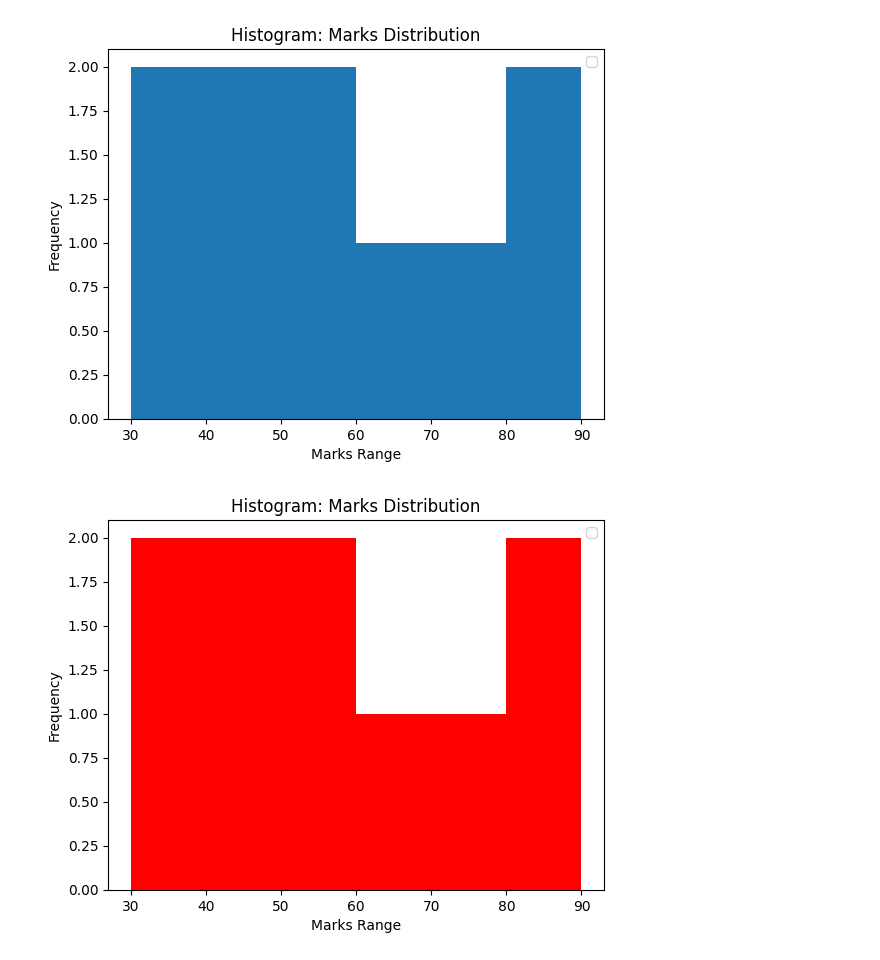
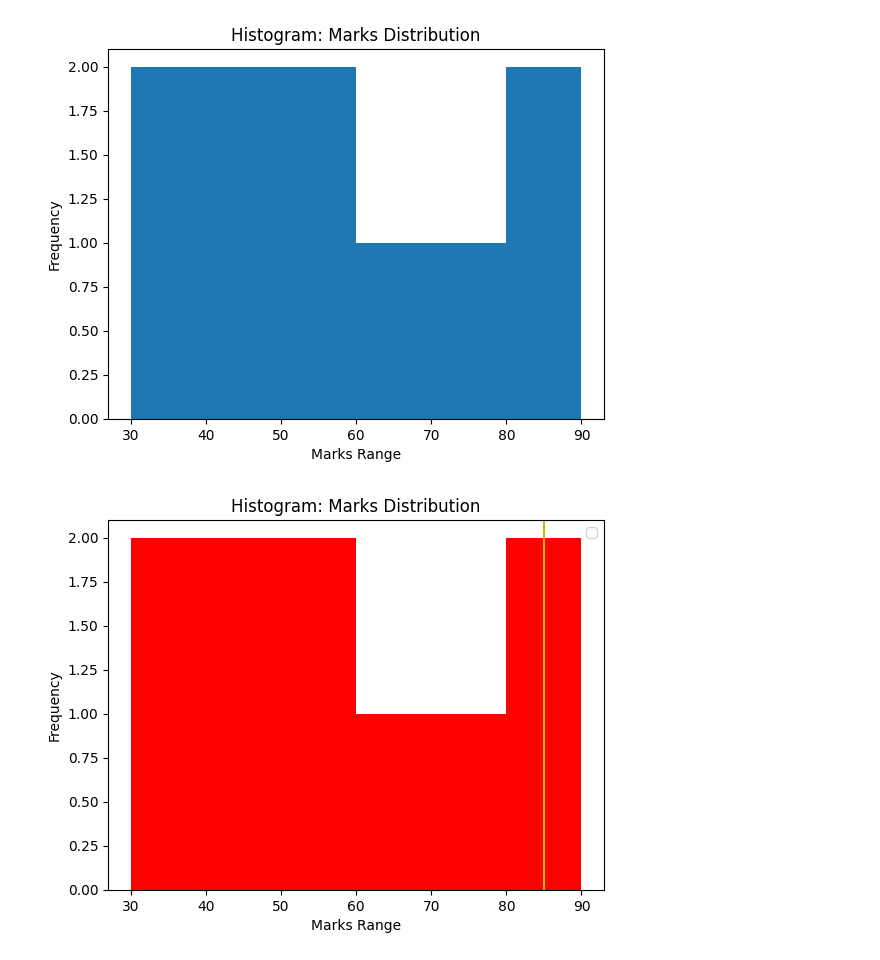
Before and after one commit to NeerajKatheriya1435/Data_Analytics, a Jupyter notebook: Matplotlib_Files/matplotlib1.ipynb, the cells around one changed output. Cells and saved outputs as stored; diff of their text form; code cells hidden in the pictures.

```diff
--- a/Matplotlib_Files/matplotlib1.ipynb
+++ b/Matplotlib_Files/matplotlib1.ipynb
@@ -175,27 +176,27 @@ plt.show()
 # %%
 import matplotlib.pyplot as plt
 
 # Data
 marks = [30, 35, 40, 45, 50, 55, 60, 70, 80, 90]
 bin=[30,40,50,60,70,80,90]
 
 # Histogram
 plt.hist(marks, bins=bin,color="r")
 # plt.hist(marks, bins=bin,color="r",histtype="step")
 # plt.hist(marks, bins=bin,color="r",histtype="barstacked",edgecolor="g",orientation="horizontal",rwidth=0.5)
 # plt.hist(marks, bins=bin,color="r",histtype="barstacked",edgecolor="b",rwidth=.4,align="left")
 # plt.hist(marks, bins=bin,color="r",histtype="barstacked",edgecolor="b",rwidth=.8,align="left",log=True)
 # plt.hist(marks, bins=bin,color="r",histtype="barstacked",edgecolor="b",orientation="horizontal")
 # plt.hist(marks, bins=bin,color="r",histtype="barstacked",edgecolor="b",label="Marks")
 
 # plt.hist(marks, bins=bin,color="r",histtype="barstacked",edgecolor="b",label="Marks")
 plt.xlabel("Marks Range")
 plt.ylabel("Frequency")
 plt.legend()
 
-# plt.axvline(55,color="y")
+plt.axvline(85,color="y")
 
 plt.title("Histogram: Marks Distribution")
 plt.show()
 # %% [output]
-[figure, old version]
+[figure, new version]
```
Also changed, not shown: parts of 1 cell of this notebook, 2 other files.
